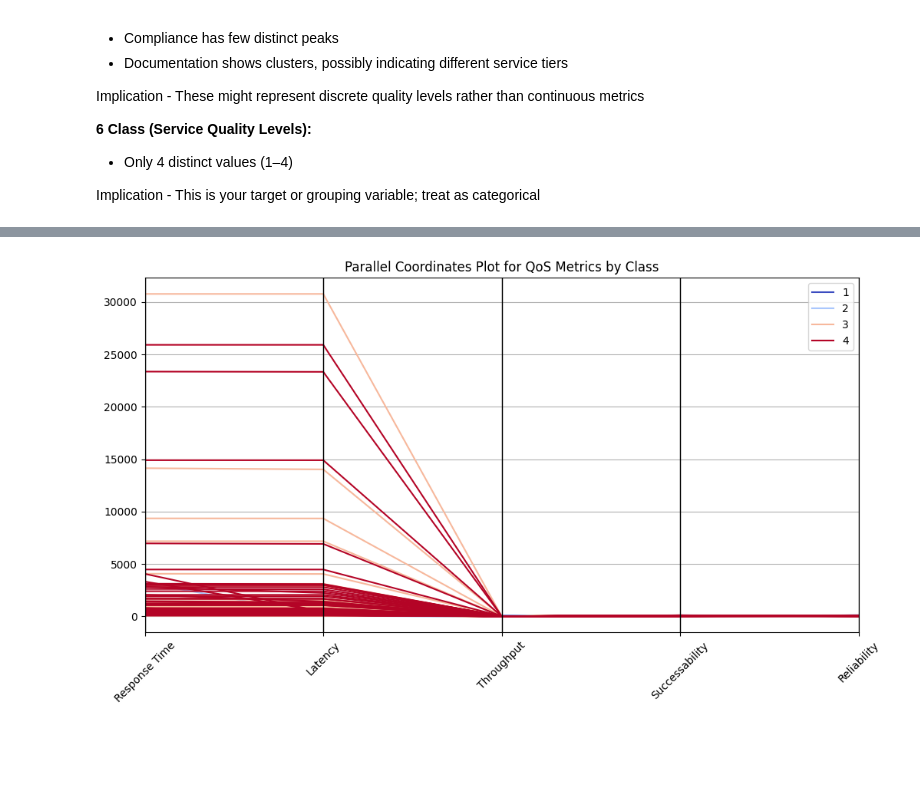
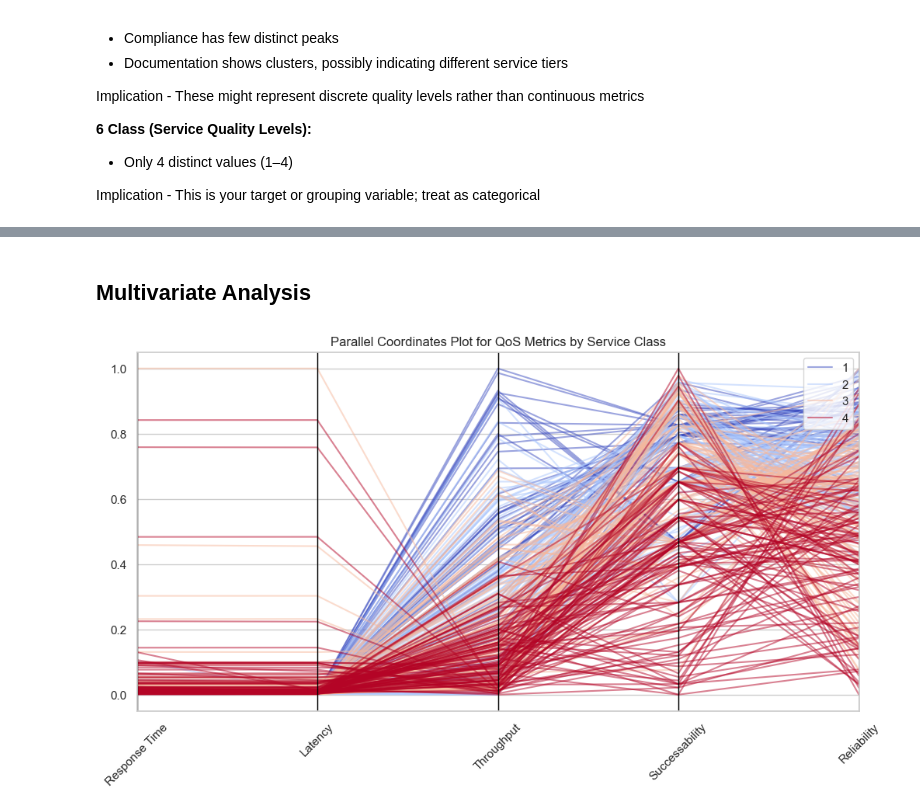
Before and after one commit to ricardo-abreu1/Route-25, a Jupyter notebook: Data_EDA.ipynb, the cells around one changed output, grey strips where cells are left out. Cells and saved outputs as stored; diff of their text form; code cells hidden in the pictures; blank space fills up the shorter version.

```diff
--- a/Data_EDA.ipynb
+++ b/Data_EDA.ipynb
@@ -67,0 +110,23 @@ plt.tight_layout()
+# %%
+sns.set_theme(style="whitegrid")
+
+# Calculate rows and columns dynamically
+num_cols = len(df_numerical.columns)
+rows = math.ceil(num_cols / 3)  # 3 columns per row
+fig, axes = plt.subplots(nrows=rows, ncols=3, figsize=(15, rows * 4))
+axes = axes.flatten()
+
+colors = sns.color_palette("Set2", num_cols)
+
+for i, col in enumerate(df_numerical.columns):
+    sns.histplot(df_numerical[col], bins=30, kde=True, color=colors[i], ax=axes[i])
+    axes[i].set_title(f"Distribution of {col}", fontsize=12)
+    axes[i].set_xlabel(col)
+    axes[i].set_ylabel("Frequency")
+
+# Remove unused axes
+for j in range(num_cols, len(axes)):
+    fig.delaxes(axes[j])
+
+plt.tight_layout()
+plt.show()
@@ -179,12 +270,21 @@ plt.show()
+# %% [markdown]
+## **Multivariate Analysis**
 # %%
-# Select relevant columns + Class
+# Rename column
+df.rename(columns={"Class: levels representing service offering qualities (1 through 4)": "Class"}, inplace=True)
+
+# Select and normalize
 qos_cols = ['Response Time', 'Latency', 'Throughput', 'Successability', 'Reliability']
-subset = df[qos_cols + ['Class: levels representing service offering qualities (1 through 4)']]
+subset = df[qos_cols + ['Class']].copy()
+scaler = MinMaxScaler()
+subset[qos_cols] = scaler.fit_transform(subset[qos_cols])
 
+# Plot
 plt.figure(figsize=(12, 6))
-parallel_coordinates(subset, 'Class: levels representing service offering qualities (1 through 4)', colormap='coolwarm')
-plt.title('Parallel Coordinates Plot for QoS Metrics by Class')
+parallel_coordinates(subset, 'Class', colormap='coolwarm', alpha=0.5)
+plt.title('Parallel Coordinates Plot for QoS Metrics by Service Class')
 plt.xticks(rotation=45)
+plt.grid(True)
 plt.show()
 # %% [output]
-[figure, old version]
+[figure, new version]
```
Also changed, not shown: parts of 27 cells of this notebook, 4 other files.
